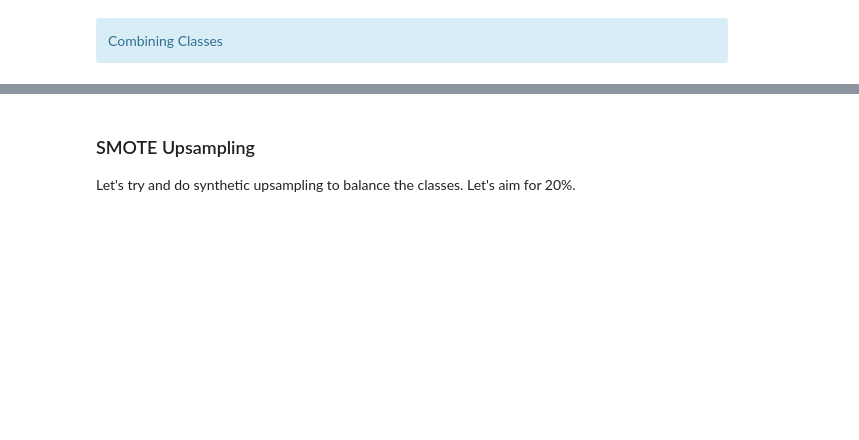
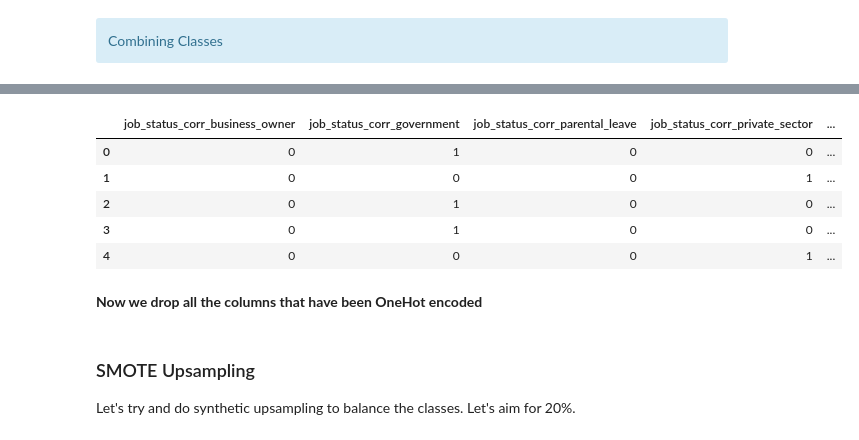
Before and after one commit to jerry-ye-xu/stroke_prediction, a Jupyter notebook: notebooks/2_Feature_Engineering.ipynb, the cells around one changed output, grey strips where cells are left out. Saved outputs shown, nothing was run; the diff lists cells and outputs as text; code cells hidden in the pictures; blank space fills up the shorter version.

```diff
--- a/notebooks/2_Feature_Engineering.ipynb
+++ b/notebooks/2_Feature_Engineering.ipynb
@@ -268,0 +279,11 @@ stk_onehot.head()
+# %%
+stk_onehot.iloc[:5, 20:]
+# %% [output]
+|  | job_status_corr_business_owner | job_status_corr_government | job_status_corr_parental_leave | job_status_corr_private_sector | ... |
+| 0 | 0 | 1 | 0 | 0 | ... |
+| 1 | 0 | 0 | 0 | 1 | ... |
+| 2 | 0 | 1 | 0 | 0 | ... |
+| 3 | 0 | 1 | 0 | 0 | ... |
+| 4 | 0 | 0 | 0 | 1 | ... |
+# %% [markdown]
+__Now we drop all the columns that have been OneHot encoded__
```
Also changed, not shown: parts of 29 cells of this notebook, 1 other file.
